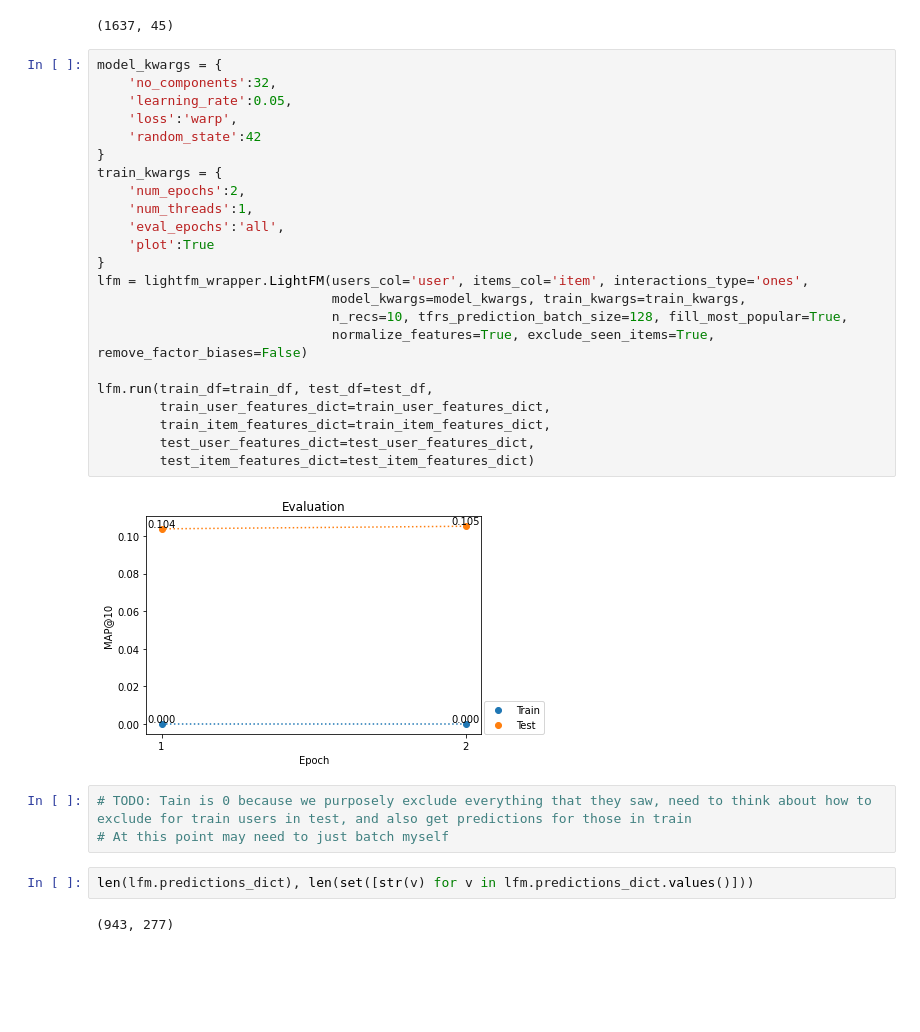
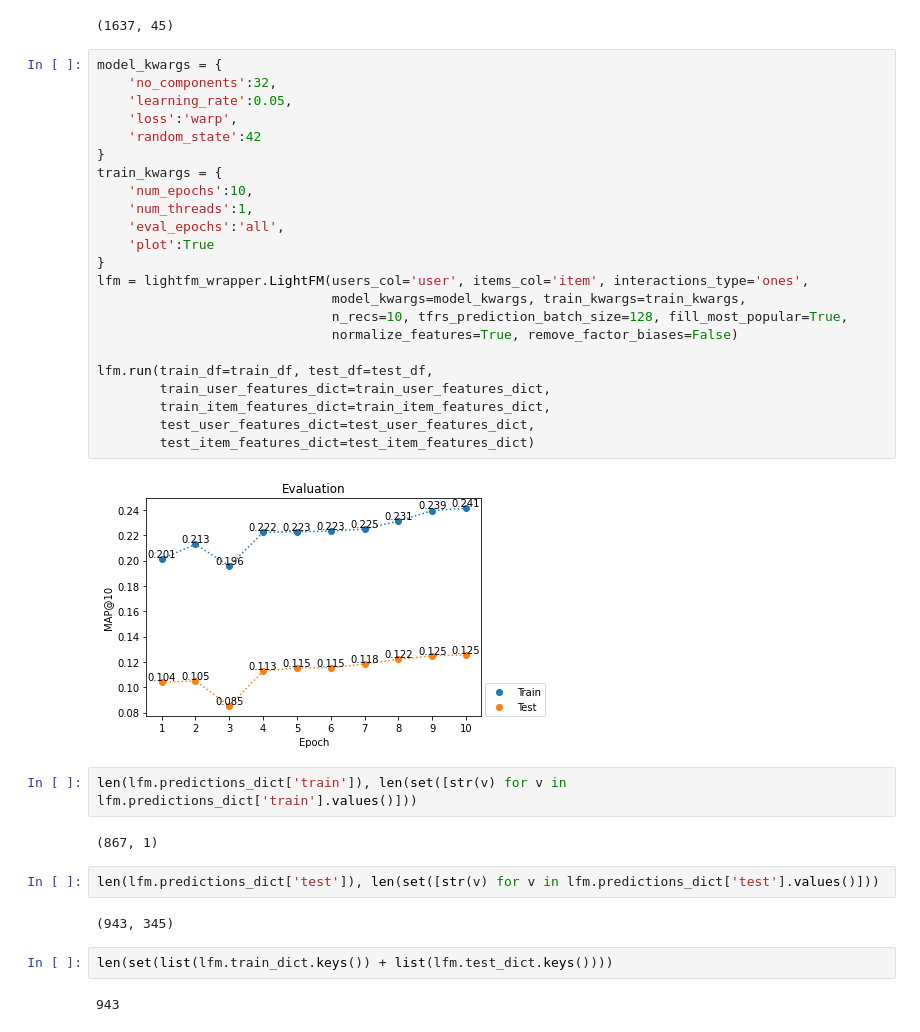
Before and after one commit to dpalbrecht/pyrecs, a Jupyter notebook: examples/MovieLens100K_LightFM.ipynb, the cells around one changed output. Cells and saved outputs as stored; diff of their text form; blank space fills up the shorter version.

Commit message:
reworking tfrs_streaming, remove interactions, and filling popular items

```diff
--- a/examples/MovieLens100K_LightFM.ipynb
+++ b/examples/MovieLens100K_LightFM.ipynb
@@ -141,32 +145,37 @@ len(train_item_features_dict), len(test_item_features_dict)
 # %%
 model_kwargs = {
     'no_components':32,
     'learning_rate':0.05,
     'loss':'warp',
     'random_state':42
 }
 train_kwargs = {
-    'num_epochs':2,
+    'num_epochs':10,
     'num_threads':1,
     'eval_epochs':'all',
     'plot':True
 }
 lfm = lightfm_wrapper.LightFM(users_col='user', items_col='item', interactions_type='ones',
                               model_kwargs=model_kwargs, train_kwargs=train_kwargs,
                               n_recs=10, tfrs_prediction_batch_size=128, fill_most_popular=True,
-                              normalize_features=True, exclude_seen_items=True, remove_factor_biases=False)
+                              normalize_features=True, remove_factor_biases=False)
 
 lfm.run(train_df=train_df, test_df=test_df,
         train_user_features_dict=train_user_features_dict,
         train_item_features_dict=train_item_features_dict,
         test_user_features_dict=test_user_features_dict,
         test_item_features_dict=test_item_features_dict)
 # %% [output]
-[figure, old version]
+[figure, new version]
-# %%
-# TODO: Tain is 0 because we purposely exclude everything that they saw, need to think about how to exclude for train users in test, and also get predictions for those in train
-# At this point may need to just batch myself
 # %%
-len(lfm.predictions_dict), len(set([str(v) for v in lfm.predictions_dict.values()]))
+len(lfm.predictions_dict['train']), len(set([str(v) for v in lfm.predictions_dict['train'].values()]))
 # %% [output]
-(943, 277)
+(867, 1)
+# %%
+len(lfm.predictions_dict['test']), len(set([str(v) for v in lfm.predictions_dict['test'].values()]))
+# %% [output]
+(943, 345)
+# %%
+len(set(list(lfm.train_dict.keys()) + list(lfm.test_dict.keys())))
+# %% [output]
+943
```
Also changed, not shown: parts of 3 cells of this notebook, 3 other files.
